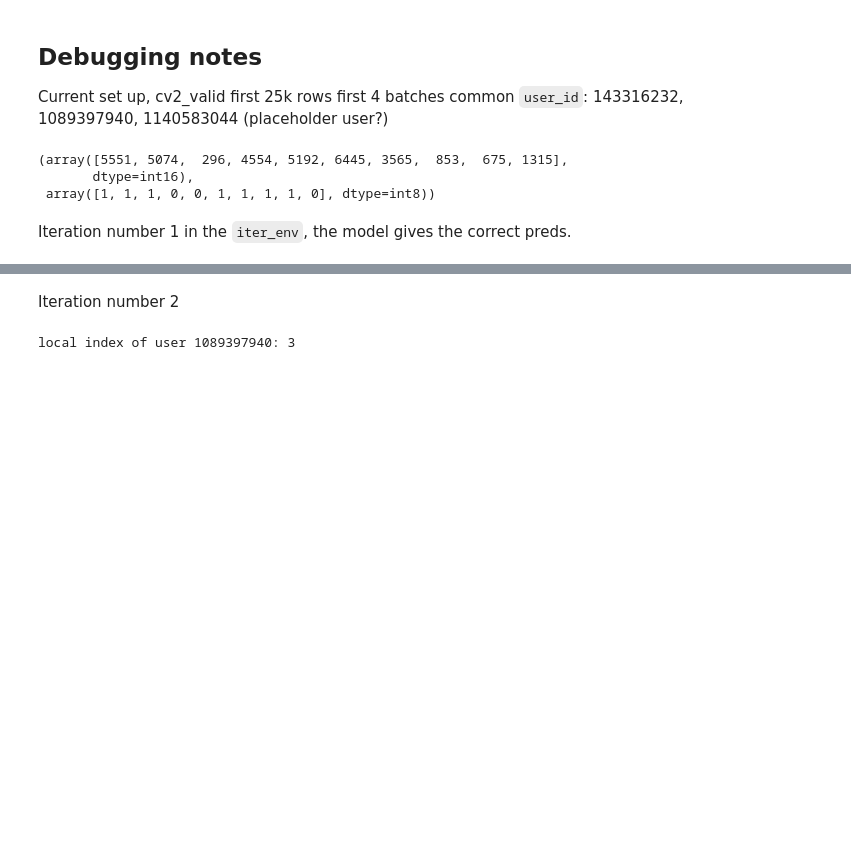
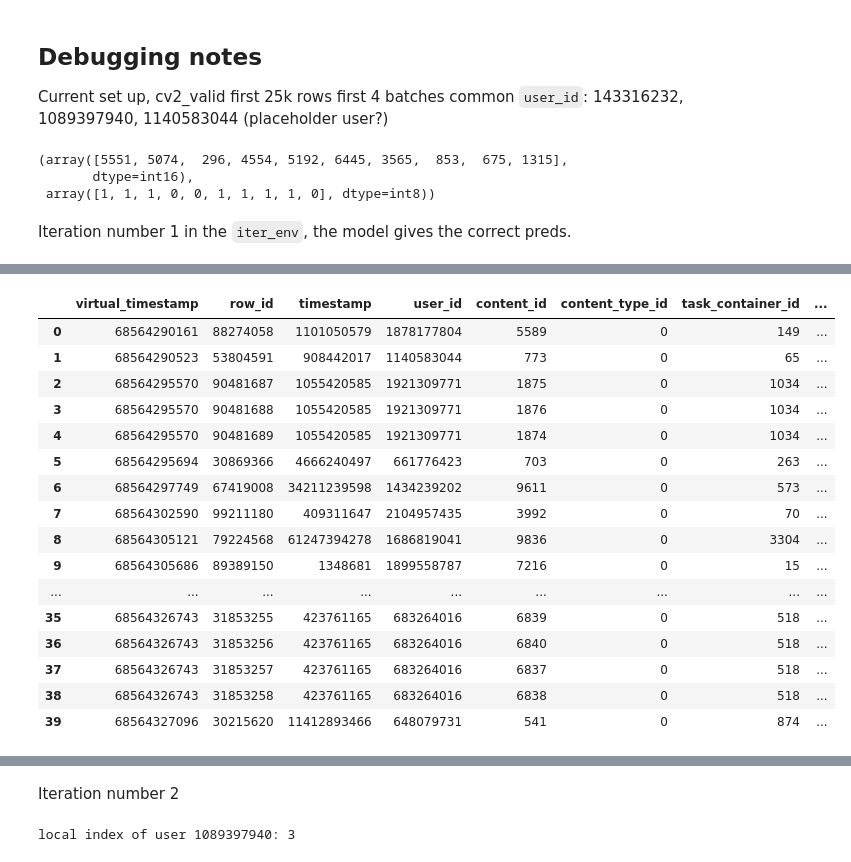
Before and after one commit to scaomath/kaggle-riiid-test, a Jupyter notebook: sakt/debug_sakt_new_2.ipynb, the cells around one changed output, grey strips where cells are left out. Drawn from its saved outputs; the diff is of its cells as text; code cells hidden in the pictures; blank space fills up the shorter version.

```diff
--- a/sakt/debug_sakt_new_2.ipynb
+++ b/sakt/debug_sakt_new_2.ipynb
@@ -508,6 +510,26 @@ answer_correctly_true                       1
 prior_group_responses                      []
 prior_group_answers_correct                []
 Name: 15, dtype: object
+# %%
+test_df
+# %% [output]
+|  | virtual_timestamp | row_id | timestamp | user_id | content_id | content_type_id | task_container_id | ... |
+| 0 | 68564290161 | 88274058 | 1101050579 | 1878177804 | 5589 | 0 | 149 | ... |
+| 1 | 68564290523 | 53804591 | 908442017 | 1140583044 | 773 | 0 | 65 | ... |
+| 2 | 68564295570 | 90481687 | 1055420585 | 1921309771 | 1875 | 0 | 1034 | ... |
+| 3 | 68564295570 | 90481688 | 1055420585 | 1921309771 | 1876 | 0 | 1034 | ... |
+| 4 | 68564295570 | 90481689 | 1055420585 | 1921309771 | 1874 | 0 | 1034 | ... |
+| 5 | 68564295694 | 30869366 | 4666240497 | 661776423 | 703 | 0 | 263 | ... |
+| 6 | 68564297749 | 67419008 | 34211239598 | 1434239202 | 9611 | 0 | 573 | ... |
+| 7 | 68564302590 | 99211180 | 409311647 | 2104957435 | 3992 | 0 | 70 | ... |
+| 8 | 68564305121 | 79224568 | 61247394278 | 1686819041 | 9836 | 0 | 3304 | ... |
+| 9 | 68564305686 | 89389150 | 1348681 | 1899558787 | 7216 | 0 | 15 | ... |
+| ... | ... | ... | ... | ... | ... | ... | ... | ... |
+| 35 | 68564326743 | 31853255 | 423761165 | 683264016 | 6839 | 0 | 518 | ... |
+| 36 | 68564326743 | 31853256 | 423761165 | 683264016 | 6840 | 0 | 518 | ... |
+| 37 | 68564326743 | 31853257 | 423761165 | 683264016 | 6837 | 0 | 518 | ... |
+| 38 | 68564326743 | 31853258 | 423761165 | 683264016 | 6838 | 0 | 518 | ... |
+| 39 | 68564327096 | 30215620 | 11412893466 | 648079731 | 541 | 0 | 874 | ... |
 # %%
 print(item[1][u_idx_loc, -12:]) # user 1089397940 first batch in example_test (question sequence)
 print(item[0][u_idx_loc, -12:]) # user 1089397940 first batch in example_test: skill sequence = prev_content_id * (correct or not) + 13523
```
Also changed, not shown: parts of 9 cells of this notebook, 2 other files.
